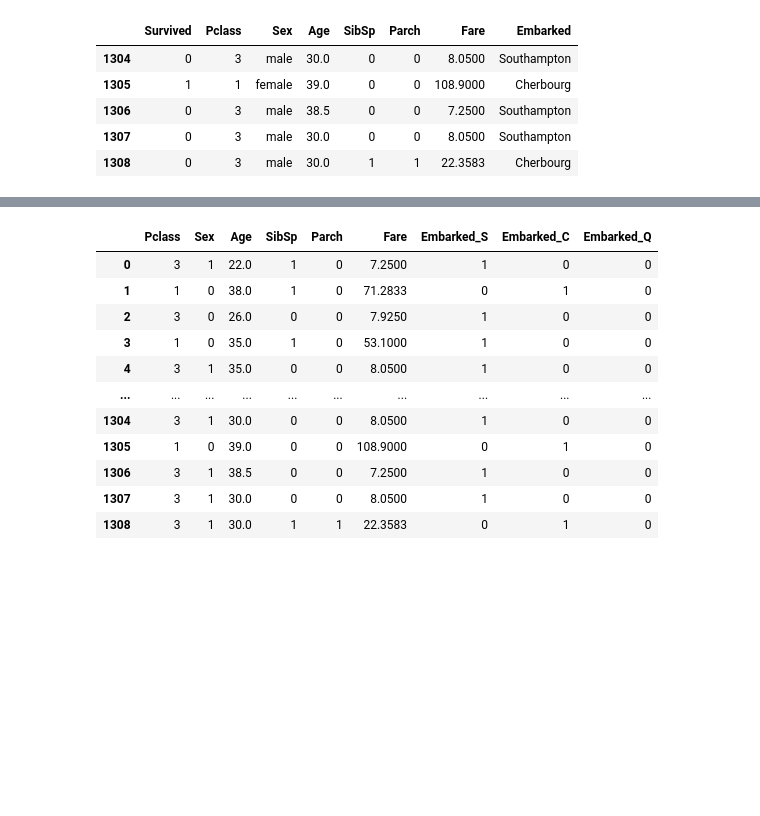
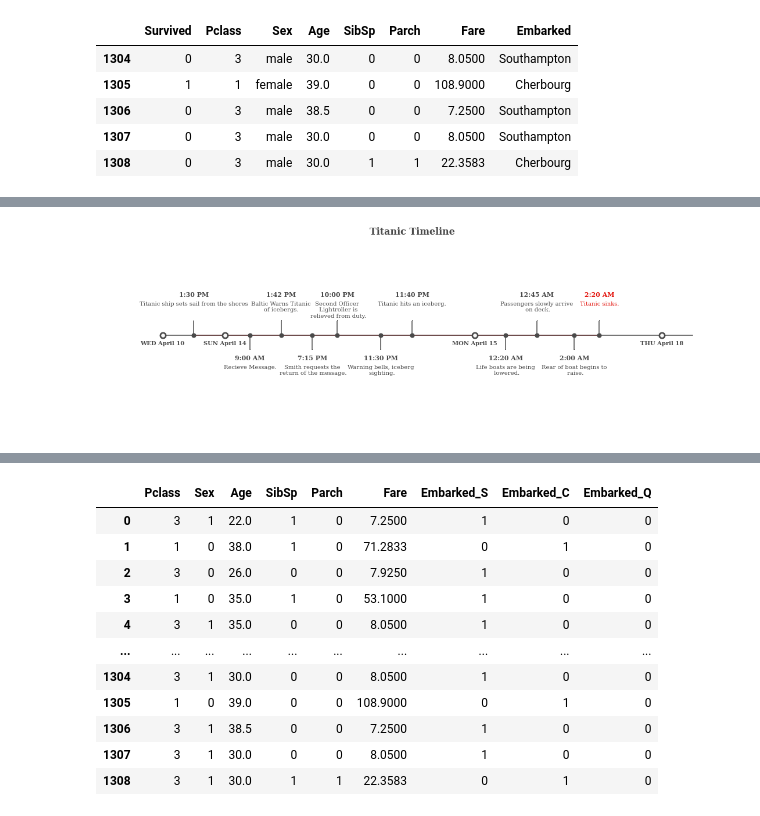
Before and after one commit to chanyadeshani/Group8, a Jupyter notebook: submit_assignment.ipynb, the cells around one changed output, grey strips where cells are left out. Cells and saved outputs as stored; diff of their text form; code cells hidden in the pictures; blank space fills up the shorter version.

```diff
--- a/submit_assignment.ipynb
+++ b/submit_assignment.ipynb
@@ -748,0 +753,95 @@ data.tail()
+# %%
+##Titanic  date and time until crash
+from datetime import datetime
+
+tl_dates = [
+    "WED April 10",
+    "SUN April 14",
+    "MON April 15",
+    "THU April 18"
+]
+
+tl_x = [1, 2, 6, 9]
+
+tl_sub_x = [1.5, 2.4, 2.9, 3.4, 3.8, 4.5, 5.0, 6.5, 7, 7.6, 8]
+tl_sub_times = [
+    "1:30 PM",
+    "9:00 AM",
+    "1:42 PM",
+    "7:15 PM",
+    "10:00 PM",
+    "11:30 PM",
+    "11:40 PM",
+    "12:20 AM",
+    "12:45 AM",
+    "2:00 AM",
+    "2:20 AM",
+]
+
+tl_text = [
+    "Titanic ship sets sail from the shores",
+    "Recieve Message.",
+    "Baltic Warns Titanic\nof icebergs.",
+    "Smith requests the\n return of the message.",
+    "Second Officer\n Lightroller is\n relieved from duty.",
+    "Warning bells, iceberg\n sighting.",
+    "Titanic hits an iceberg.",
+    "Life boats are being\n lowered.",
+    "Passengers slowly arrive\n on deck.",
+    "Rear of boat begins to\n raise.",
+    "Titanic sinks."
+]
+
+# Set figure & Axes
+fig, ax = plt.subplots(figsize=(15, 5), constrained_layout=True)
+ax.set_ylim(-2, 2)
+ax.set_xlim(0, 10)
+
+# Timeline : line
+ax.axhline(0, xmin=0.1, xmax=0.95, c='#4a4a4a', zorder=1)
+# Timeline : Date Points
+ax.scatter(tl_x, np.zeros(len(tl_x)), s=120, c='#4a4a4a', zorder=2)
+ax.scatter(tl_x, np.zeros(len(tl_x)), s=30, c='#fafafa', zorder=3)
+# Timeline : Time Points
+ax.scatter(tl_sub_x, np.zeros(len(tl_sub_x)), s=50, c='#4a4a4a', zorder=4)
+
+# Date Text
+for x, date in zip(tl_x, tl_dates):
+    ax.text(x, -0.2, date, ha='center',
+            fontfamily='serif', fontweight='bold',
+            color='#4a4a4a')
+
+# Stemplot : vertical line
+levels = np.zeros(len(tl_sub_x))
+levels[::2] = 0.3
+levels[1::2] = -0.3
+markerline, stemline, baseline = ax.stem(
+    tl_sub_x, levels, use_line_collection=True)
+plt.setp(baseline, zorder=0)
+plt.setp(markerline, marker=',', color='#4a4a4a')
+plt.setp(stemline, color='#4a4a4a')
+
+# Text
+for idx, x, time, txt in zip(range(1, len(tl_sub_x)+1), tl_sub_x, tl_sub_times, tl_text):
+    ax.text(x, 1.3*(idx % 2)-0.5, time, ha='center',
+            fontfamily='serif', fontweight='bold',
+            color='#4a4a4a' if idx != len(tl_sub_x) else '#e3120b', fontsize=11)
+
+    ax.text(x, 1.3*(idx % 2)-0.6, txt, va='top', ha='center',
+            fontfamily='serif', color='#4a4a4a' if idx != len(tl_sub_x) else '#e3120b')
+
+# Spine
+for spine in ["left", "top", "right", "bottom"]:
+    ax.spines[spine].set_visible(False)
+
+# Ticks
+ax.set_xticks([])
+ax.set_yticks([])
+
+# Title
+ax.set_title("Titanic Timeline", fontweight="bold",
+             fontfamily='serif', fontsize=16, color='#4a4a4a')
+
+plt.show()
+# %% [output]
+[figure, added]
```
Also changed, not shown: parts of 58 cells of this notebook.
